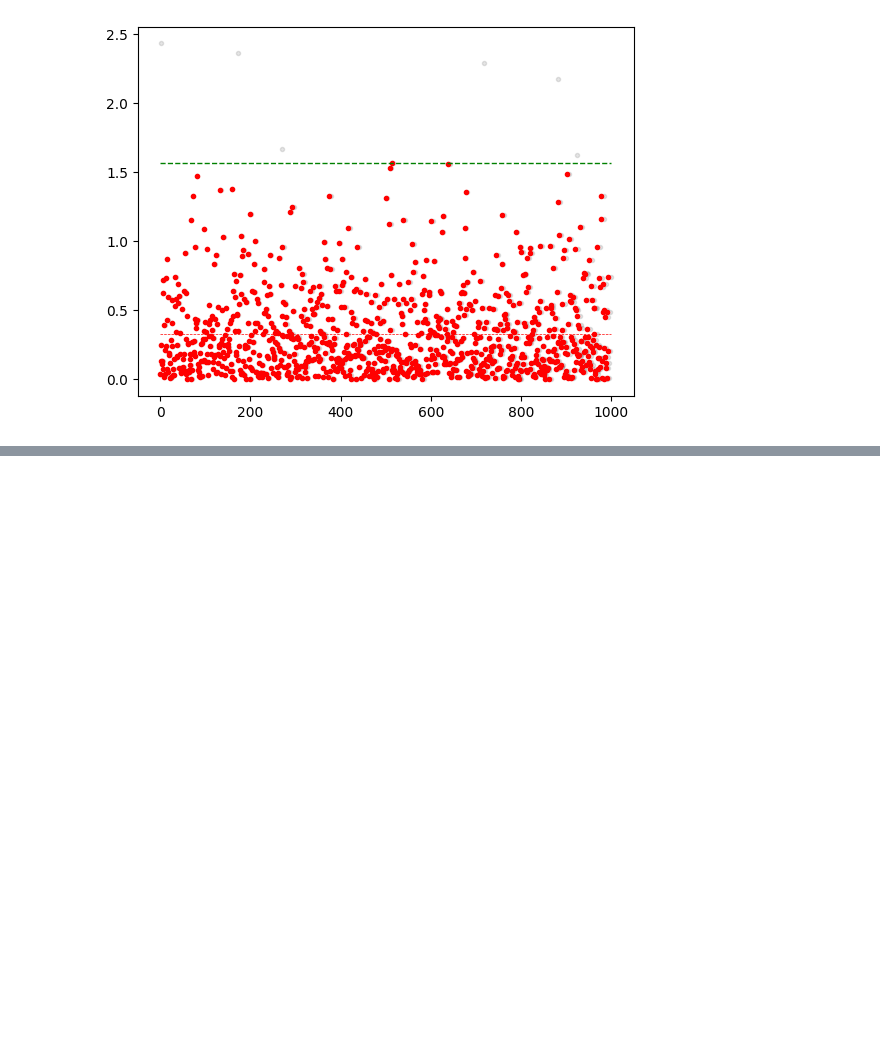
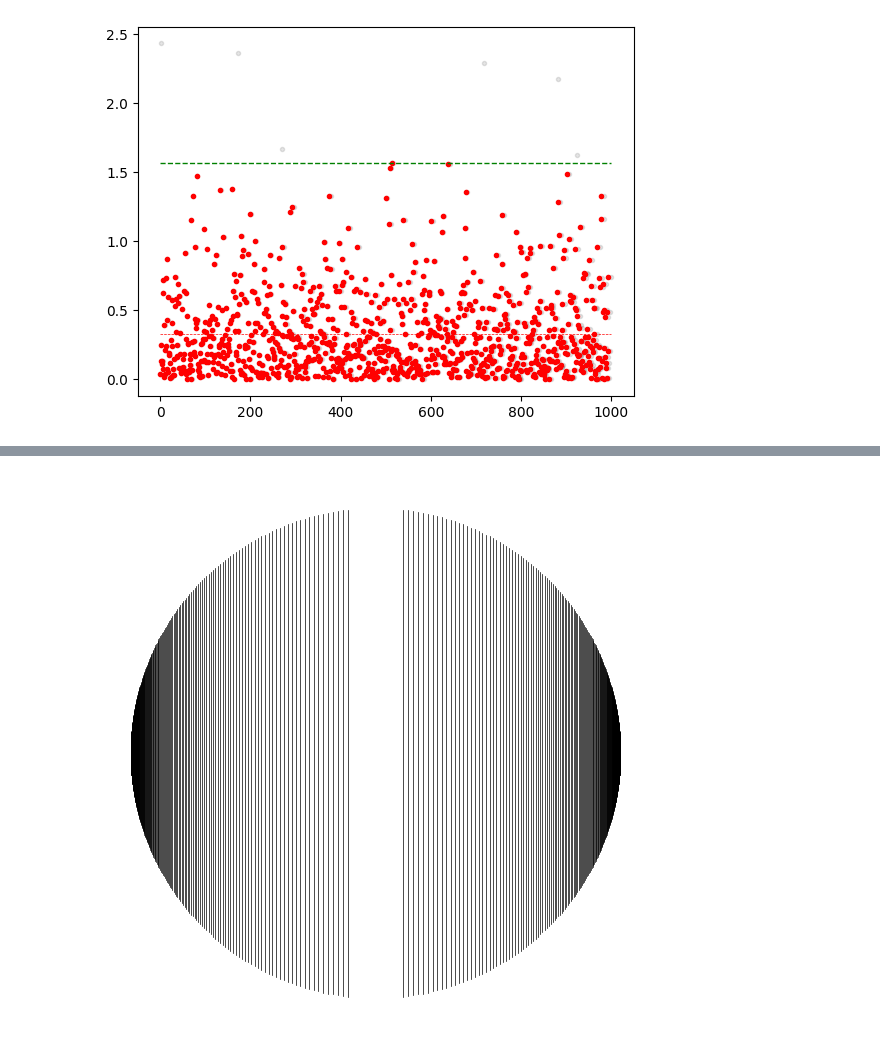
Before and after one commit to viktor-kertanov/master-math, a Jupyter notebook: self_exercises/reverse_engineering/circle_distro/circle_distro.ipynb, the cells around one changed output, grey strips where cells are left out. Cells and saved outputs as stored; diff of their text form; code cells hidden in the pictures; blank space fills up the shorter version.

```diff
--- a/self_exercises/reverse_engineering/circle_distro/circle_distro.ipynb
+++ b/self_exercises/reverse_engineering/circle_distro/circle_distro.ipynb
@@ -156,0 +185,22 @@ Mean is :0.33175251449330556. Pi/4: 0.79
+# %%
+mean = np.pi/4
+sigma = np.pi
+n = 500
+angles = np.logspace(np.log10(.001), np.log10(np.pi/2), n)[:-5]
+x = np.cos(angles)
+y = np.sin(angles)
+
+coords = zip(x, y)
+r = 1
+for coord in coords:
+    random_param=0
+    plt.plot([coord[0], coord[0]], [coord[1]*(r-random_param), -coord[1]*(r-random_param)], '-k', linewidth=.5 )
+    plt.plot([-coord[0], -coord[0]], [coord[1]*(r-random_param), -coord[1]*(r-random_param)], '-k', linewidth=.5 )
+
+plt.axis([-r, r, -r, r])
+plt.axis('square')
+plt.axis('off')
+plt.gcf().set_size_inches(7, 7)
+plt.show()
+# %% [output]
+[figure, added]
```
Also changed, not shown: parts of 9 cells of this notebook.
